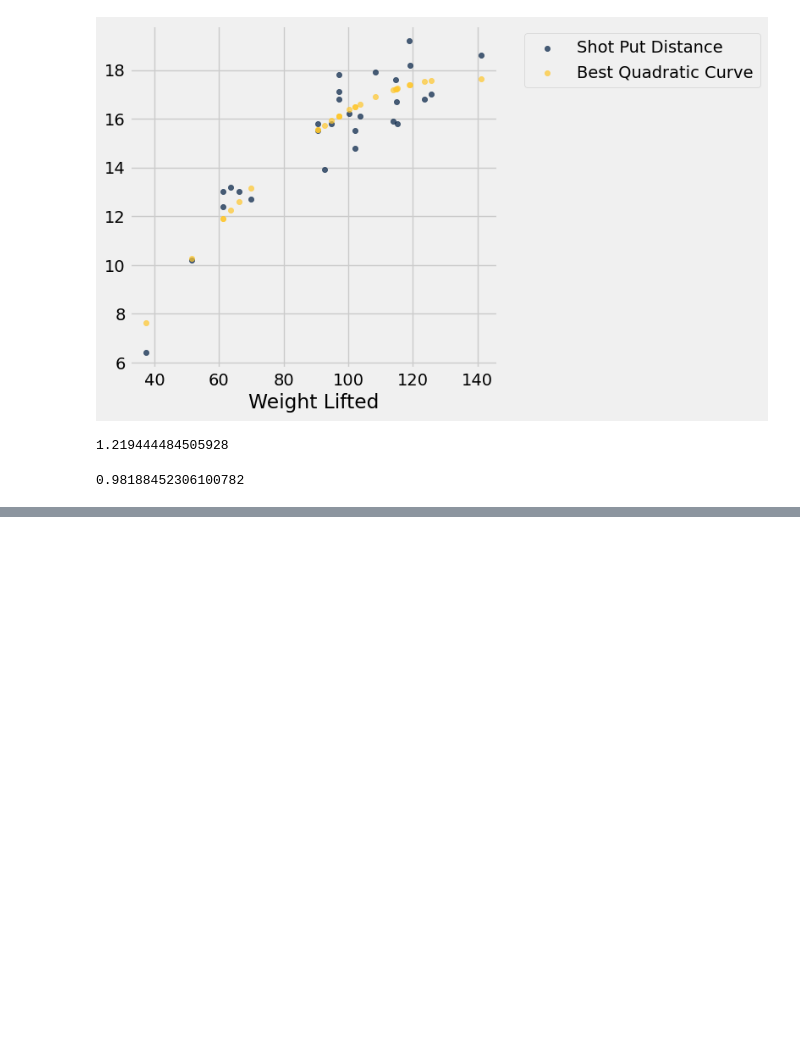
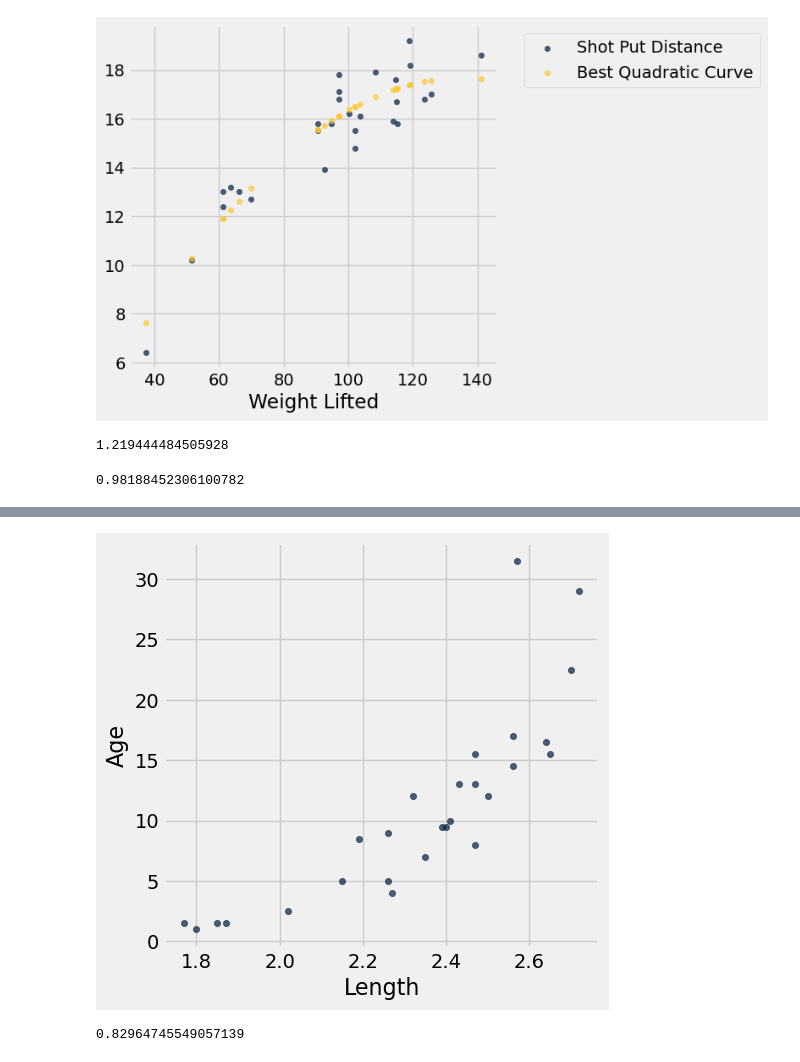
Before and after one commit to lawtonsclass/f24-code-from-class, a Jupyter notebook: data8-practice/ch15.ipynb, the cells around one changed output, grey strips where cells are left out. Cells and saved outputs as stored; diff of their text form; code cells hidden in the pictures; blank space fills up the shorter version.

```diff
--- a/data8-practice/ch15.ipynb
+++ b/data8-practice/ch15.ipynb
@@ -565,0 +662,3 @@ shotput_quadratic_rmse(-1.04003731e-03,   2.82706003e-01,  -1.53167618e+00)
+# %%
+dugong = Table.read_table('data/dugong.csv')
+dugong
@@ -565,0 +678,8 @@ shotput_quadratic_rmse(-1.04003731e-03,   2.82706003e-01,  -1.53167618e+00)
+# %%
+dugong.scatter('Length', 'Age')
+# %% [output]
+[figure, added]
+# %%
+correlation(dugong, 'Length', 'Age')
+# %% [output]
+0.82964745549057139
```
Also changed, not shown: parts of 22 cells of this notebook, 5 other files.
